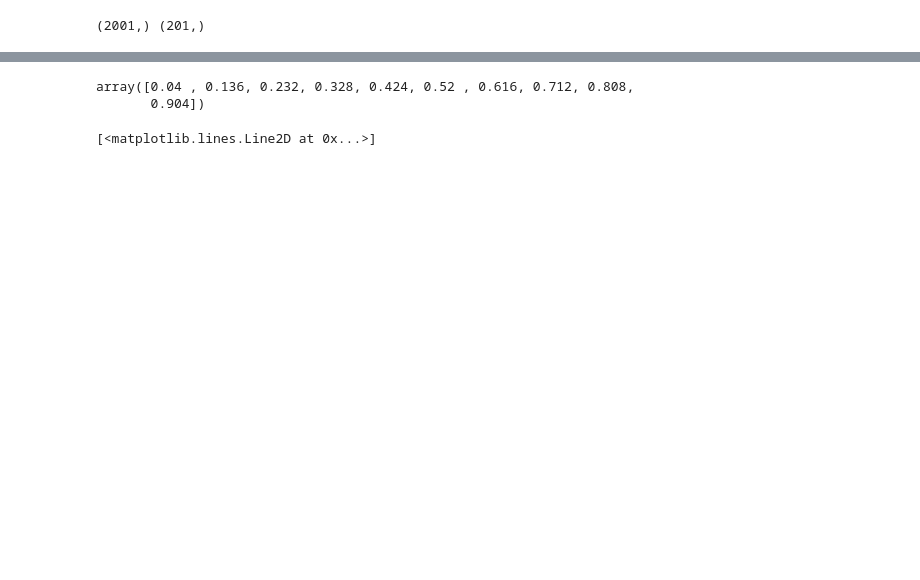
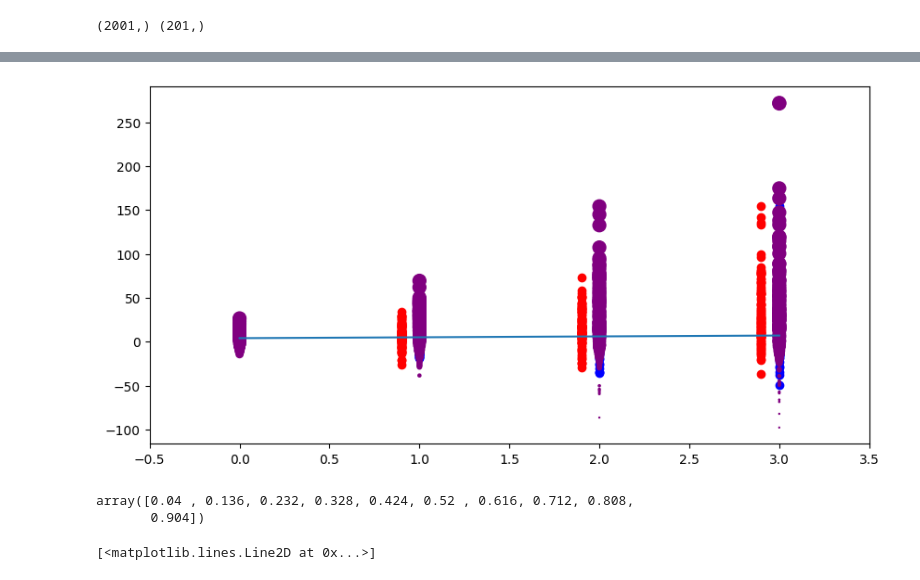
Before and after one commit to michaelsprintson/pfnet, a Jupyter notebook: rnn.ipynb, the cells around one changed output, grey strips where cells are left out. Cells and saved outputs as stored; diff of their text form; code cells hidden in the pictures; blank space fills up the shorter version.

```diff
--- a/rnn.ipynb
+++ b/rnn.ipynb
@@ -165,3 +164,23 @@ plt.show()
+# %%
+fig, ax = plt.subplots(1,1, figsize = (10,5))
+x = np.array([0]*len(particle_states_inits[0]))
+# ax.scatter(x-0.1,particle_states_inits[0,:,0], c = 'b')
+points_to_plot = 4
+for idx in range(points_to_plot):
+    ax.scatter(x+idx,pre_trans_states[idx][:,0], c = 'b')
+    # ax.scatter(x+0.1,pos_func(particle_states_inits[0]), c = 'b')
+    ax.scatter(x+idx,pos_func(pre_trans_states[idx]), c = 'purple', s = pre_trans_weights[idx]*100)
+
+    new_states, new_weights = rpf.resample_from_index(pre_trans_states[idx], pre_trans_weights[idx])
+    out_states = rpf.transition(new_states)
+
+    ax.scatter(x+idx+0.9,out_states[:,0], c = 'r')
+    # ax.scatter(x+1,post_trans_states[:,0], c = 'b')
+ax.plot(X_batches[batch_idx,:points_to_plot])
+ax.set_xlim(-0.5,points_to_plot-0.5)
+plt.show()
+# %% [output]
+[figure, added]
 # %%
 min_obs_likelihood = 0.04
 x = (np.array([0,1,2,3,4,5,6,7,8,9]))/10
```
Also changed, not shown: parts of 9 cells of this notebook, 2 other files.
